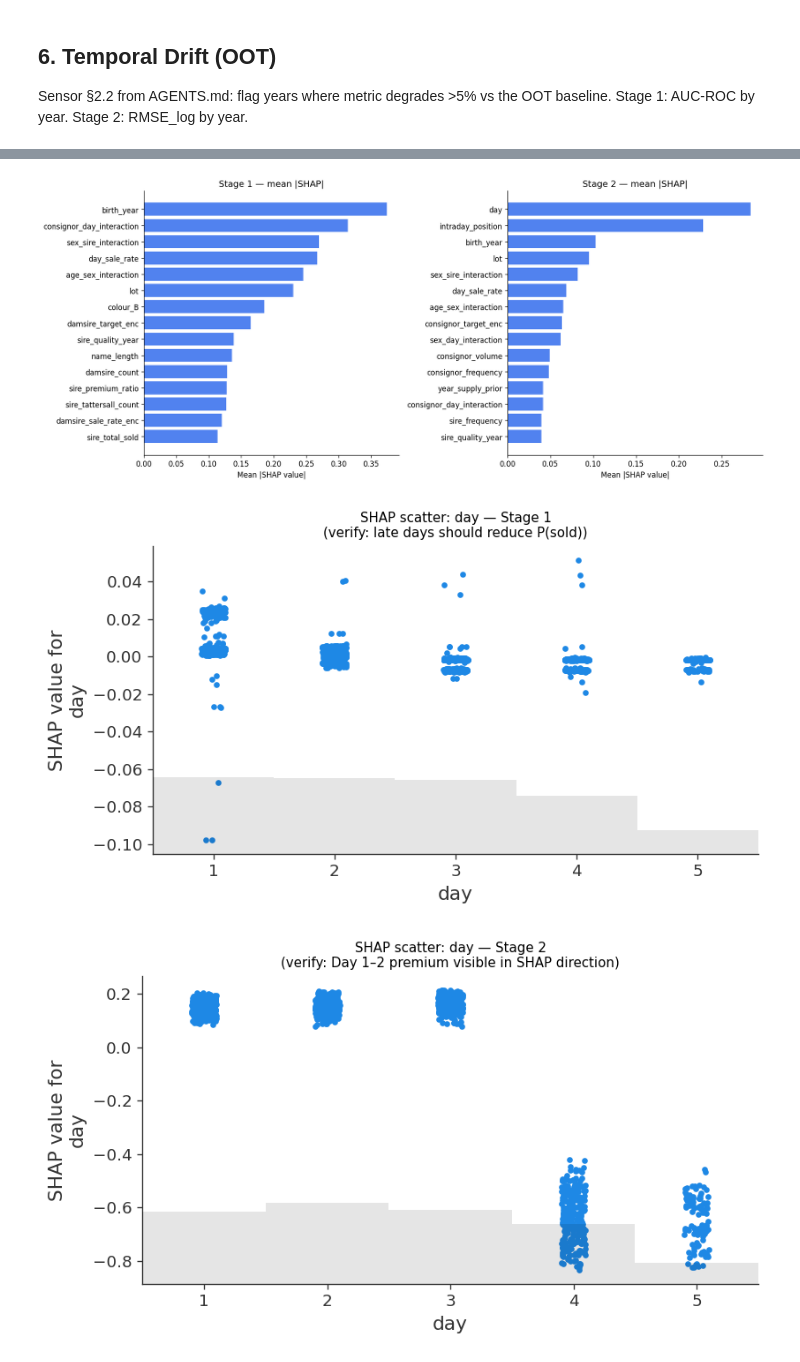
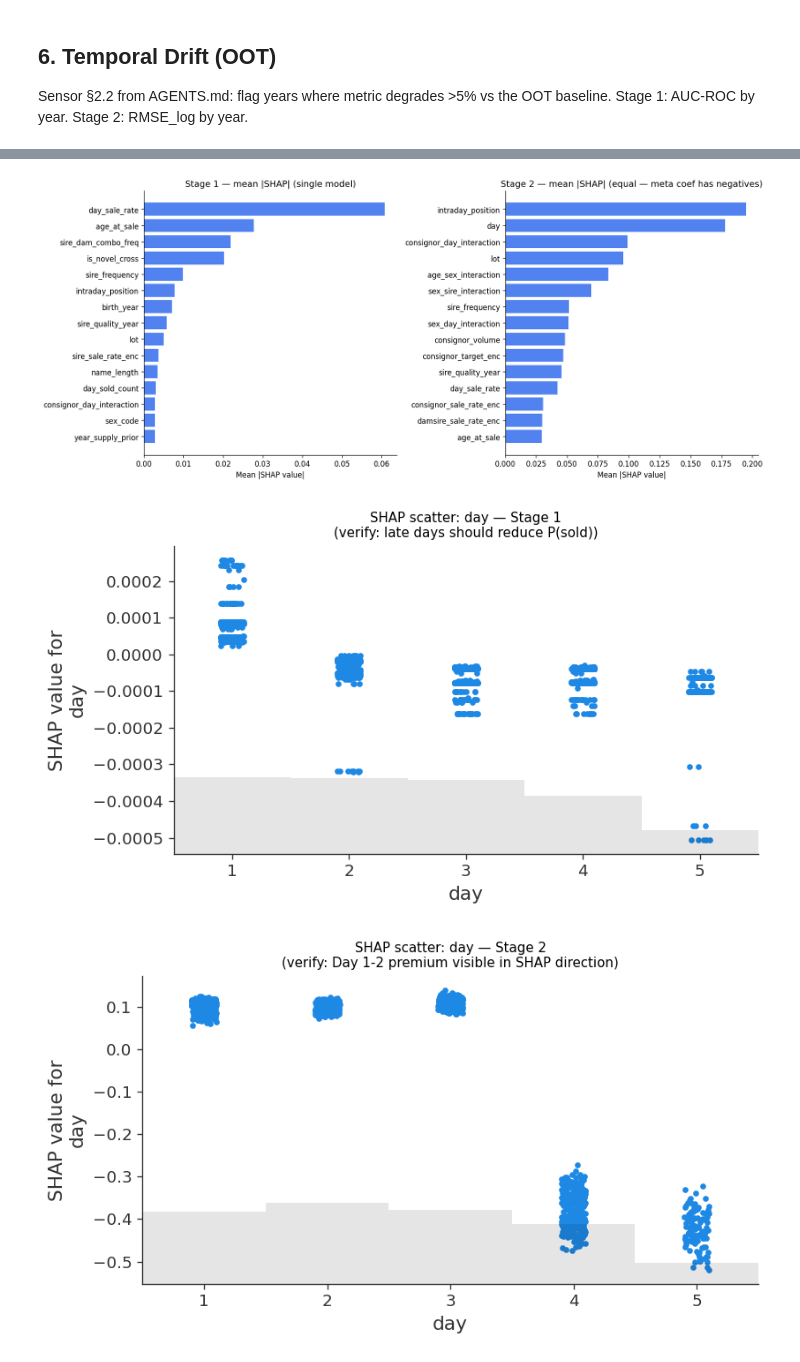
Before and after one commit to carroyo03/tfm-tattersalls, a Jupyter notebook: notebooks/05_Model_Audit.ipynb, the cells around one changed output, grey strips where cells are left out. Saved outputs shown, nothing was run; the diff lists cells and outputs as text; code cells hidden in the pictures.

```diff
--- a/notebooks/05_Model_Audit.ipynb
+++ b/notebooks/05_Model_Audit.ipynb
@@ -283,0 +310,9 @@ plt.show()
+# %%
+reg['price_decile'] = pd.qcut(reg['log_price_true'], q=10, labels=False)
+reg.groupby('price_decile').apply(
+    lambda d: pd.Series({
+        'n': len(d),
+        'rmse_log': np.sqrt(mean_squared_error(d['log_price_true'], d['log_price_pred_stacking'])),
+        'bias': (d['log_price_true'] - d['log_price_pred_stacking']).mean()
+    })
+)
@@ -387,7 +550,7 @@ for df in (clf, reg):
         labels=["Cold-start", "Low", "Medium", "Established"], duplicates="drop"
     )
     df["consignor_freq_q"] = pd.qcut(
-        df["consignor_frequency"].fillna(0), q=4,
+        df["consignor_volume"].fillna(0), q=4,
         labels=["Cold-start", "Low", "Medium", "Established"], duplicates="drop"
     )
 
@@ -397,11 +560,11 @@ def _auc_slice(df):
 def _rmse_slice(df):
     return float(np.sqrt(mean_squared_error(df["log_price_true"], df["log_price_pred_stacking"])))
 
-# Stage 1 fairness slices (AUC-ROC per slice)
+# Stage 1 structural subgroup disparity slices (AUC-ROC per slice)
 slices_s1 = {k: fairness_slice(clf, k, _auc_slice, n_boot=500)
              for k in ["sex", "day", "sire_freq_q", "consignor_freq_q"]}
 
-# Stage 2 fairness slices (RMSE_log per slice)
+# Stage 2 structural subgroup disparity slices (RMSE_log per slice)
 slices_s2 = {k: fairness_slice(reg, k, _rmse_slice, n_boot=500)
              for k in ["sex", "day", "sire_freq_q", "consignor_freq_q"]}
 
@@ -426,6 +589,6 @@ for col_i, slice_key in enumerate(["sex", "day", "sire_freq_q", "consignor_freq_
         ax.axvline(df_s["metric"].mean(), color="red", lw=0.8, ls="--", alpha=0.6)
 
 plt.tight_layout()
-savefig("07_fairness_slices")
+savefig("07_subgroup_disparity_slices")
 plt.show()
 # %% [output]
@@ -625,46 +794,45 @@ plt.show()
 # %%
 # ── SHAP importance bar chart (mean |SHAP|) ──────────────────────────────────
 fig, axes = plt.subplots(1, 2, figsize=(14, 6))
 
 for ax, sv, feats, title in [
-    (axes[0], shap_clf, CLF_FEATS, "Stage 1 — mean |SHAP|"),
-    (axes[1], shap_reg, REG_FEATS, "Stage 2 — mean |SHAP|"),
+    (axes[0], shap_clf_values, CLF_FEATS, f"Stage 1 — mean |SHAP| ({weight_scheme_clf})"),
+    (axes[1], shap_reg_values, REG_FEATS, f"Stage 2 — mean |SHAP| ({weight_scheme_reg})"),
 ]:
-    mean_abs = np.abs(sv.values).mean(axis=0)
+    mean_abs = np.abs(sv).mean(axis=0)
     top_idx = np.argsort(mean_abs)[-15:]
     ax.barh(
         [feats[i] for i in top_idx],
         mean_abs[top_idx],
         color="#2563eb", alpha=0.8,
     )
     ax.set(title=title, xlabel="Mean |SHAP value|")
+    # If sire_global_median_gns appears among top features: it acts as a Bayesian prior
+    # for sires with <20 observations in Tattersalls, enriched from external European
+    # auction dataset (2021-2026). Do not interpret as direct market price of the sire.
 
 plt.tight_layout()
 savefig("09_shap_importance")
 plt.show()
 
 # ── Day feature: proxy risk check ────────────────────────────────────────────
-# day is flagged in README as "partially encoding latent quality" — verify SHAP direction
-day_feat_idx_clf = CLF_FEATS.index("day") if "day" in CLF_FEATS else None
-day_feat_idx_reg = REG_FEATS.index("day") if "day" in REG_FEATS else None
-
-if day_feat_idx_clf is not None:
+if "day" in CLF_FEATS:
     fig, ax = plt.subplots(figsize=(7, 4))
-    shap.plots.scatter(shap_clf[:, "day"], ax=ax, show=False)
+    shap.plots.scatter(clf_expl[:, "day"], ax=ax, show=False)
     ax.set_title("SHAP scatter: day — Stage 1\n(verify: late days should reduce P(sold))", fontsize=9)
     savefig("09_shap_day_s1")
     plt.show()
 
-if day_feat_idx_reg is not None:
+if "day" in REG_FEATS:
     fig, ax = plt.subplots(figsize=(7, 4))
-    shap.plots.scatter(shap_reg[:, "day"], ax=ax, show=False)
-    ax.set_title("SHAP scatter: day — Stage 2\n(verify: Day 1–2 premium visible in SHAP direction)", fontsize=9)
+    shap.plots.scatter(reg_expl[:, "day"], ax=ax, show=False)
+    ax.set_title("SHAP scatter: day — Stage 2\n(verify: Day 1-2 premium visible in SHAP direction)", fontsize=9)
     savefig("09_shap_day_s2")
     plt.show()
 # %% [output]
-[figure, old version]
+[figure, new version]
-[figure, old version]
+[figure, new version]
-[figure, old version]
+[figure, new version]
 # %% [markdown]
 ## 10. RNA Paradox Analysis
 
```
Also changed, not shown: parts of 31 cells of this notebook, 12 other files.
